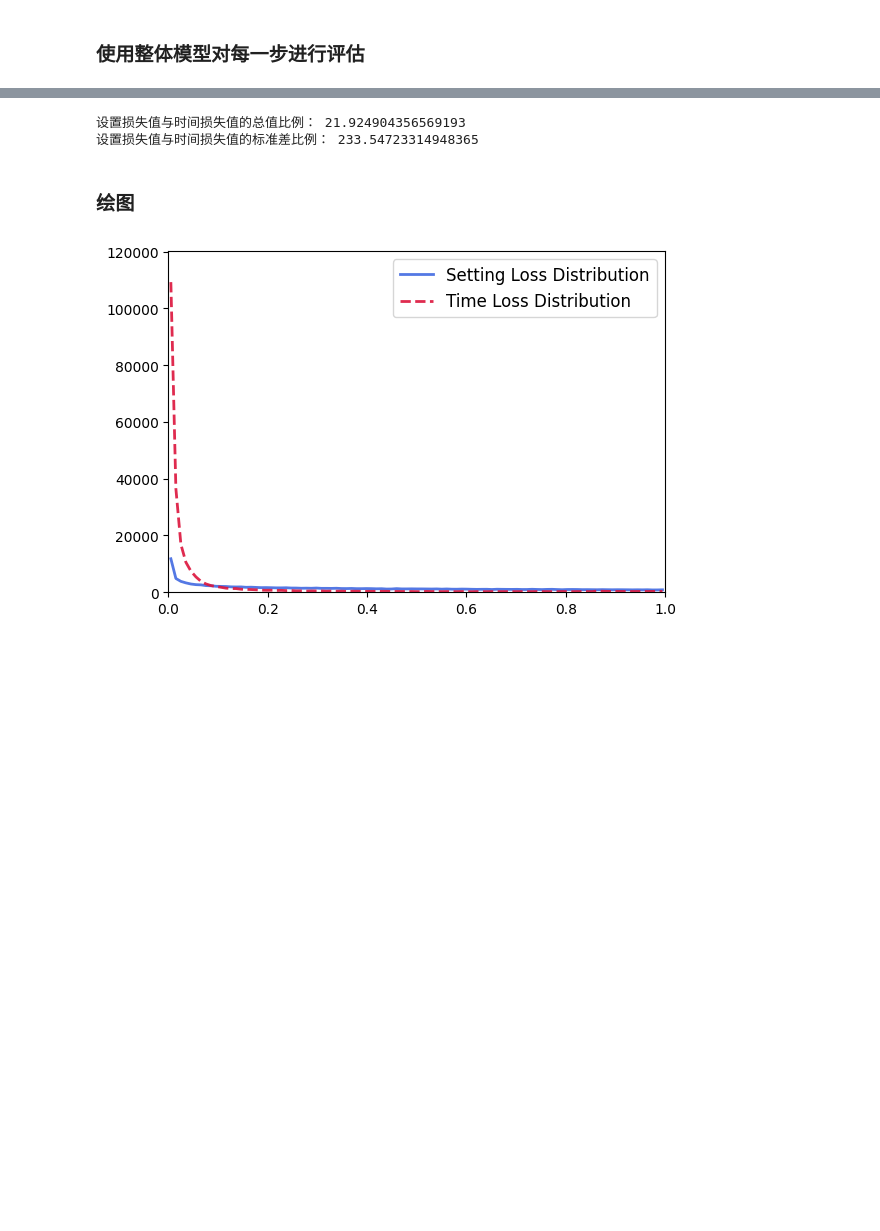
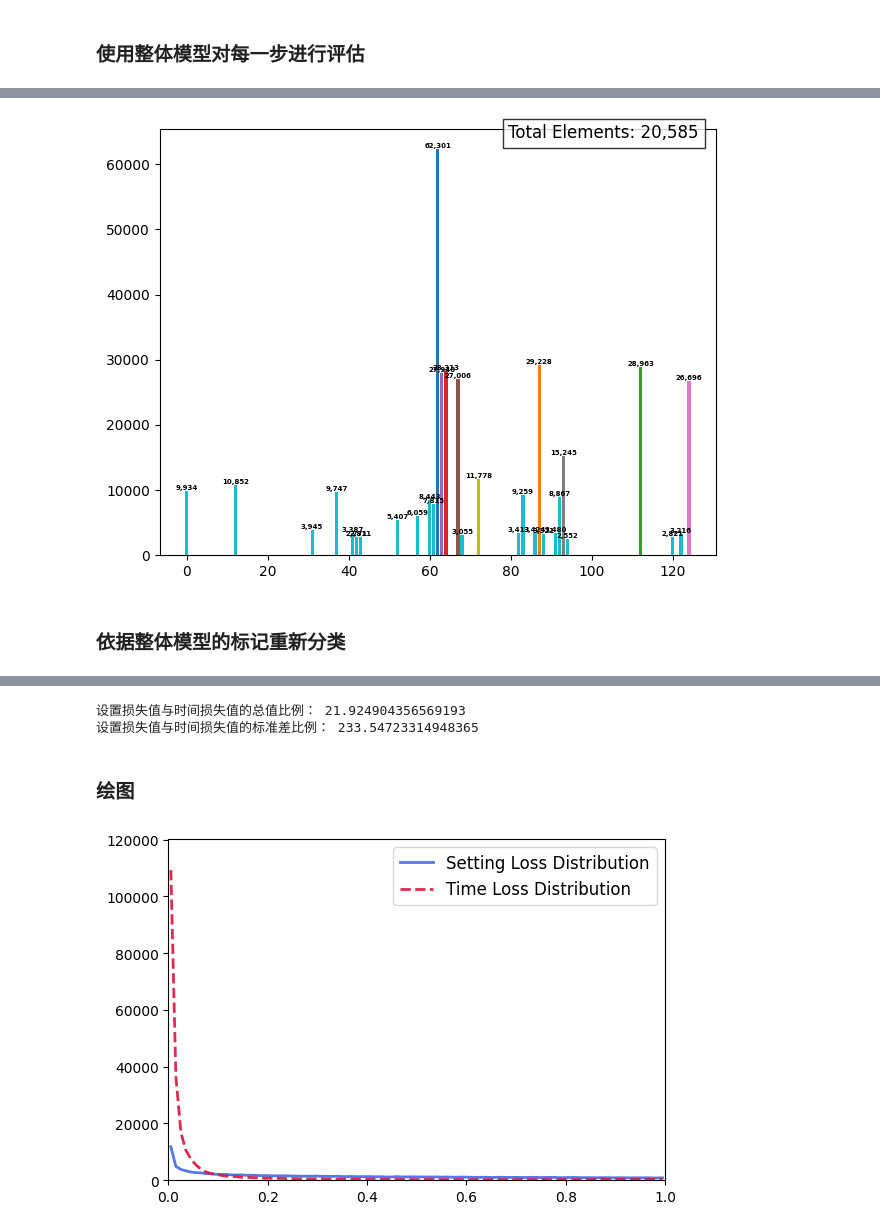
Before and after one commit to ArgentumWolf/LossPrune, a Jupyter notebook: LossPrune.ipynb, the cells around one changed output, grey strips where cells are left out. Saved outputs shown, nothing was run; the diff lists cells and outputs as text; code cells hidden in the pictures; blank space fills up the shorter version.

```diff
--- a/LossPrune.ipynb
+++ b/LossPrune.ipynb
@@ -331,0 +420,32 @@ set(final_assignment_list)
+# %%
+#绘制全体setting分布
+All_Setting=[loaded_list[i][0]["combined_setting"].values[j] for i in range(len(loaded_list)) for j in range(len(loaded_list[i][0]["combined_setting"].values))]
+result = Counter(All_Setting).most_common(30)
+all_elements, counts = zip(*result)
+
+# 绘制条形图
+colors = plt.cm.tab10(np.arange(len(elements)))
+bars = plt.bar(elements, counts, color=colors)
+
+# 添加数据标签
+for bar in bars:
+    height = bar.get_height()
+    plt.text(bar.get_x() + bar.get_width()/2., height,
+             f'{height:,}',  # 格式化数字添加千位分隔符
+             ha='center', va='bottom',
+             fontsize=5, fontweight='bold')
+
+# 添加总数信息
+total = len(Pruned_Setting)
+plt.figtext(0.95, 0.95, f'Total Elements: {total:,}',
+            ha='right', fontsize=12, bbox=dict(facecolor='white', alpha=0.8))
+
+# 调整布局
+plt.tight_layout()
+
+# 显示图表
+plt.show()
+# %% [output]
+[figure, added]
+# %% [markdown]
+### 依据整体模型的标记重新分类
```
Also changed, not shown: parts of 46 cells of this notebook.
